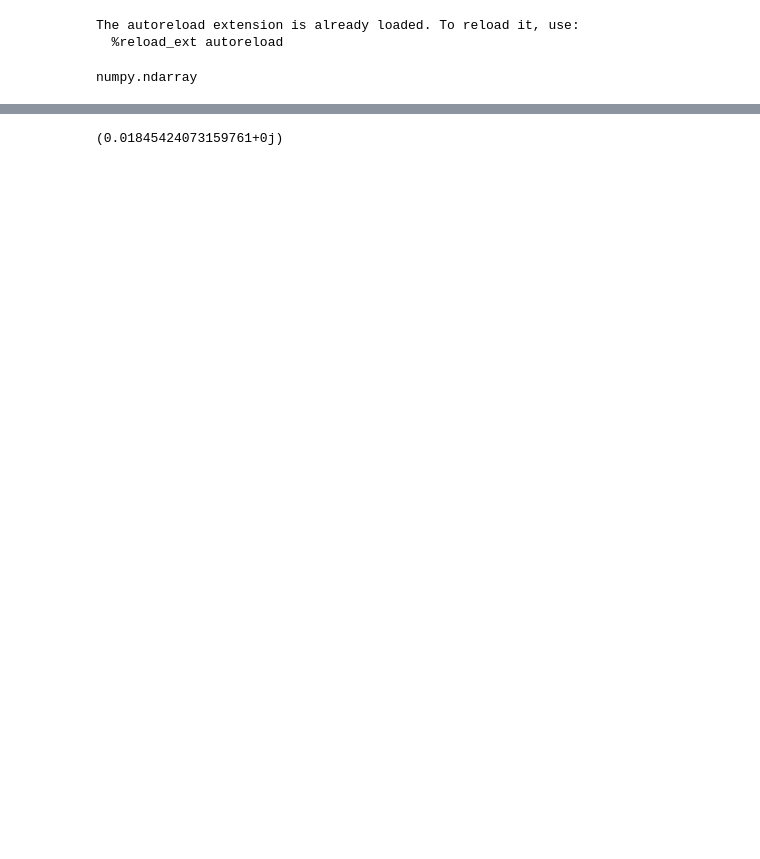
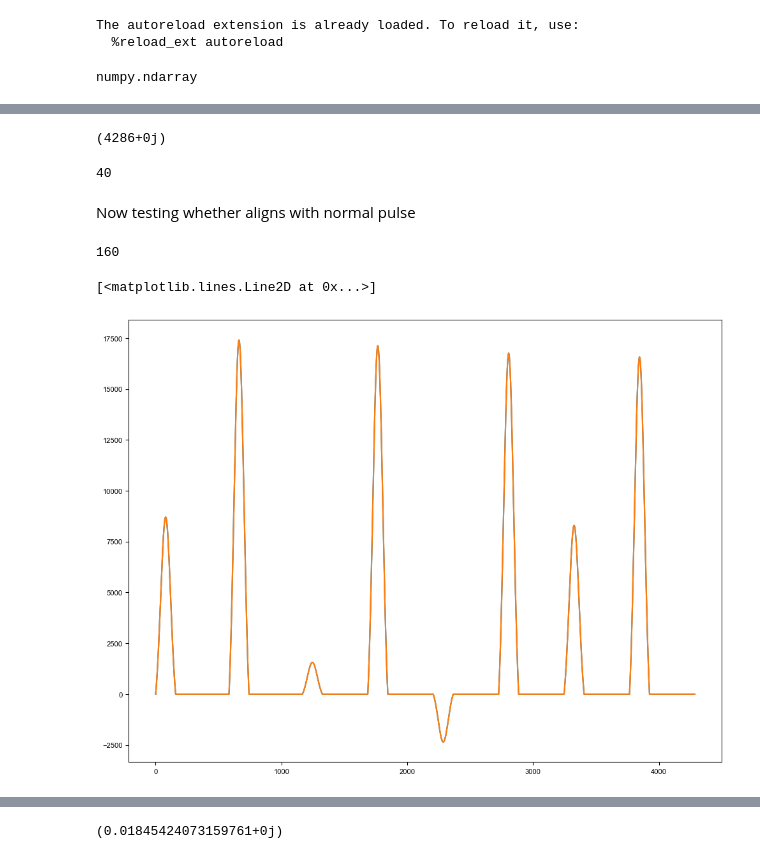
Before and after one commit to EeshGupta/multimode_ecd, a Jupyter notebook: Echoed Conditional Displacements/Single Mode/Basic Template/ECD 1Of10.ipynb, the cells around one changed output, grey strips where cells are left out. Drawn from its saved outputs; the diff is of its cells as text; code cells hidden in the pictures; blank space fills up the shorter version.

```diff
--- a/Echoed Conditional Displacements/Single Mode/Basic Template/ECD 1Of10.ipynb
+++ b/Echoed Conditional Displacements/Single Mode/Basic Template/ECD 1Of10.ipynb
@@ -216,10 +223,10 @@ thetas:[-1.57079589 -1.57079697  1.57079625 -1.57079601]
 # %% [markdown]
 ### Cavity Displacement
 # %%
-gain_to_alpha = 0.001148213 #  This is for per 1us, 1 DAC gain constant pulse
+gain_to_alpha = 0.001113081 #  This is for per 1us, 1 DAC gain constant pulse
 
 #converting this to gaussian  but need to find amplitude given sigma
-cav_sigma = 30 # ns
+cav_sigma = int(30*1.5) # ns
 cav_chop = 4
 # Area under a gaussian Amplitude*SD/0.3989
 constant_gain_dac = 1
@@ -328,0 +361,21 @@ Final Displacement: 4.9050606437778e-07
+# %%
+total_time = 0
+for arr in pulse_dict['qubit_dac_gauss']:
+    if arr[0] != 0:
+        total_time += storage.displace.chop * arr[1]
+    else:
+        total_time += arr[1]
+
+total_time
+# %% [output]
+(4286+0j)
+# %%
+len(pulse_dict['cavity_dac_gauss'])
+# %% [output]
+40
+# %% [markdown]
+Now testing whether aligns with normal pulse
+# %%
+len(qubit.pulse.make_wave(pad=False)[0])
+# %% [output]
+160
@@ -328,0 +399,6 @@ Final Displacement: 4.9050606437778e-07
+# %%
+plt.plot(qubit_dac_pulse)
+plt.plot(qubit_dac_pulse_from_gauss)
+# %% [output]
+[<matplotlib.lines.Line2D at 0x...>]
+[figure, added]
```
Also changed, not shown: parts of 57 cells of this notebook, 12 other files.
